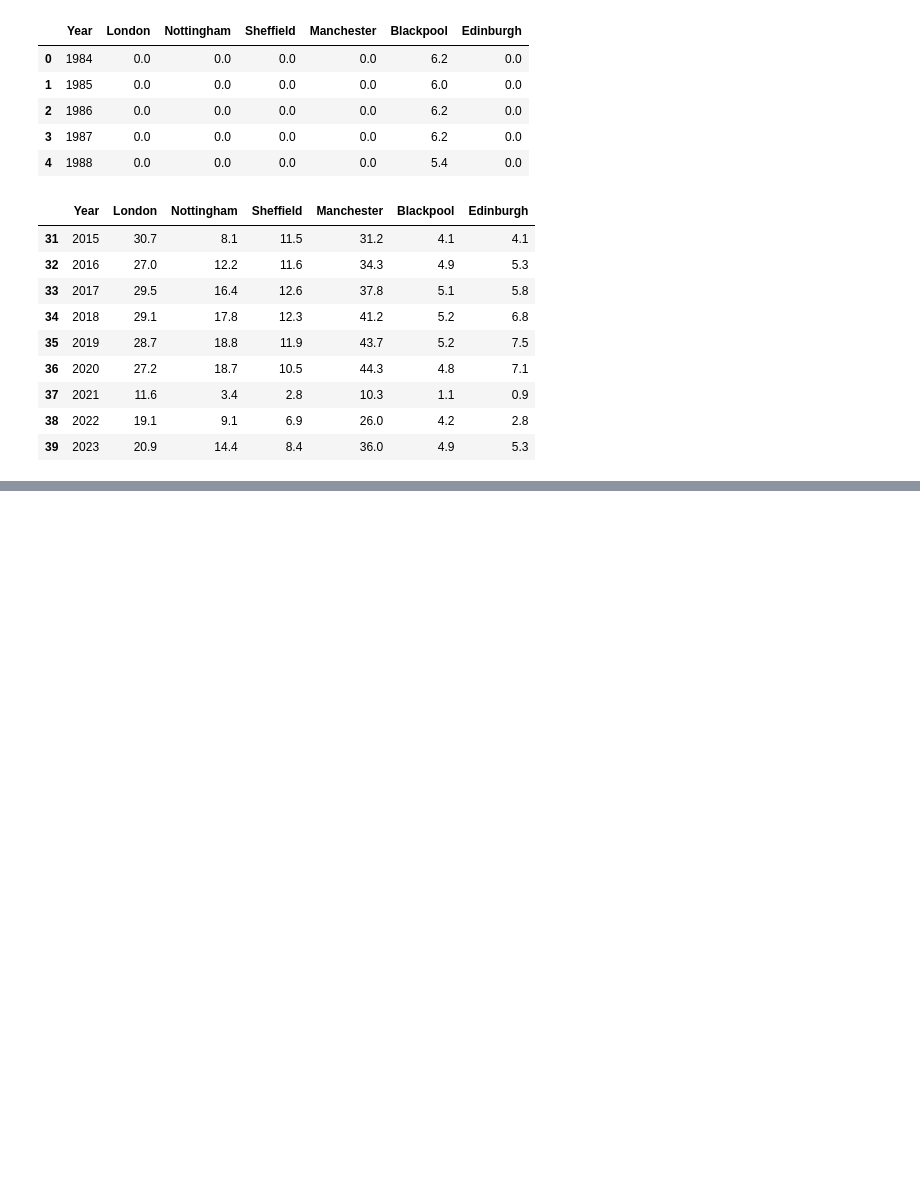
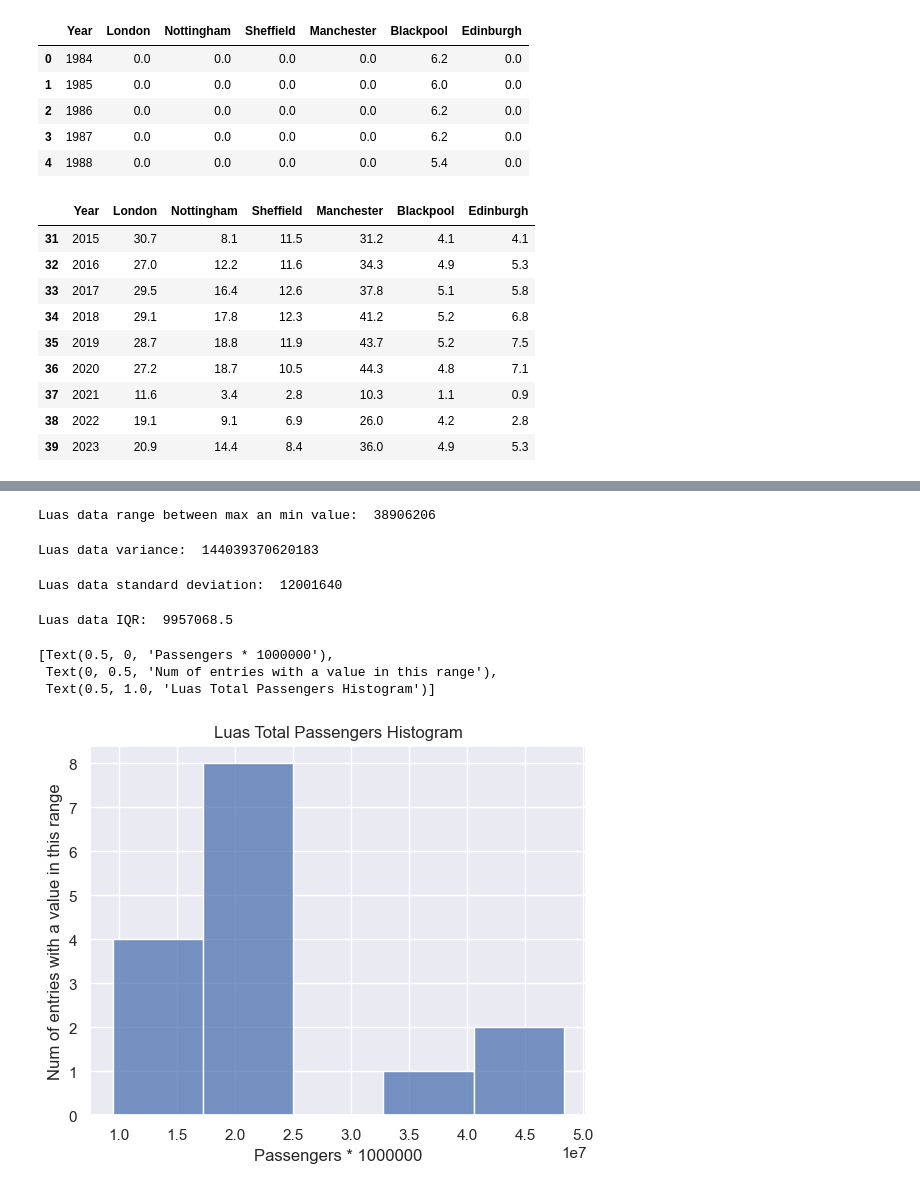
Before and after one commit to StphnKlly/DataAnalytics, a Jupyter notebook: CA2/MSC DA CA2 - Exploratory Data Analysis.ipynb, the cells around one changed output, grey strips where cells are left out. Cells and saved outputs as stored; diff of their text form; code cells hidden in the pictures; blank space fills up the shorter version.

```diff
--- a/CA2/MSC DA CA2 - Exploratory Data Analysis.ipynb
+++ b/CA2/MSC DA CA2 - Exploratory Data Analysis.ipynb
@@ -1063,0 +1017,19 @@ NameError: name 'species_counts' is not defined
+# %%
+# dictionary of lists all_arr, red_arr, green_arr
+# merge arrays
+# https://stackoverflow.com/questions/35973828/how-to-merge-multiple-arrays-in-python
+stats_luas_values_list = [*eda_luas_json_all_list, *eda_luas_json_red_list, *eda_luas_json_green_list]
+
+# recreate dataframe for descriptive statistics
+stats_luas_years_list = ["2018", "2019", "2020", "2021", "2022", "2018", "2019", "2020", "2021", "2022", "2018", "2019", "2020", "2021", "2022"]
+stats_luas_line_name_list = ["All", "All", "All", "All", "All", "Red", "Red", "Red", "Red", "Red", "Green", "Green", "Green", "Green", "Green"]
+
+#print(len(stats_luas_years_list))
+#print(len(stats_luas_line_name_list))
+#print(len(stats_luas_values_list))
+
+# dictionary of lists
+dict = {'Year': stats_luas_years_list, 'Line': stats_luas_line_name_list, 'VALUE': stats_luas_values_list}
+
+stats_luas_df = pd.DataFrame(dict)
+stats_luas_df
@@ -1063,0 +1126,32 @@ NameError: name 'species_counts' is not defined
+# %%
+# Measures of Spread
+print("Luas data range between max an min value: ",stats_luas_df['VALUE'].max() - stats_luas_df['VALUE'].min())
+# %% [output]
+Luas data range between max an min value:  38906206
+# %%
+# variance is a measurement of spread that informs our data spreads based on the data mean
+print("Luas data variance: ",round(stats_luas_df['VALUE'].var()))
+# %% [output]
+Luas data variance:  144039370620183
+# %%
+# standard deviation is the most common way to measure the data spread, and it’s calculated by taking the variance's square root.
+print("Luas data standard deviation: ",round(stats_luas_df['VALUE'].std()))
+# %% [output]
+Luas data standard deviation:  12001640
+# %%
+# the IQR is the value of Q3 - Q1. The IQR tells us the range of the middle 50% of the data.
+stats_gb_data_just_values = stats_luas_df['VALUE']
+Q1 = stats_gb_data_just_values.quantile(0.25)
+Q3 = stats_gb_data_just_values.quantile(0.75)
+IQR = Q3 - Q1
+print("Luas data IQR: ",IQR)
+# %% [output]
+Luas data IQR:  9957068.5
+# %%
+ax = sns.histplot(stats_luas_df.VALUE)
+ax.set(xlabel='Passengers * 1000000', ylabel='Num of entries with a value in this range', title ='Luas Total Passengers Histogram')
+# %% [output]
+[Text(0.5, 0, 'Passengers * 1000000'),
+ Text(0, 0.5, 'Num of entries with a value in this range'),
+ Text(0.5, 1.0, 'Luas Total Passengers Histogram')]
+[figure, added]
```
Also changed, not shown: parts of 171 cells of this notebook.
